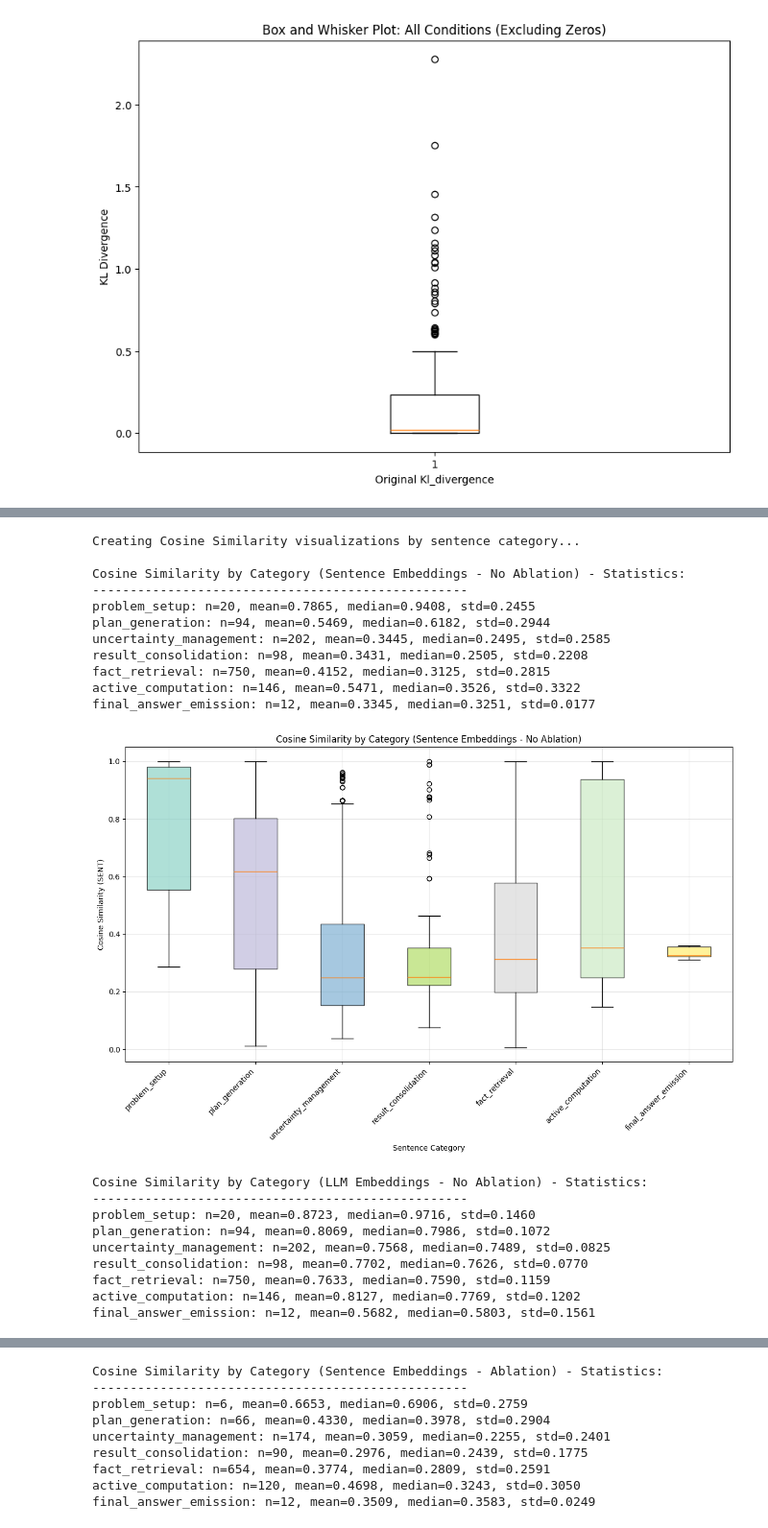
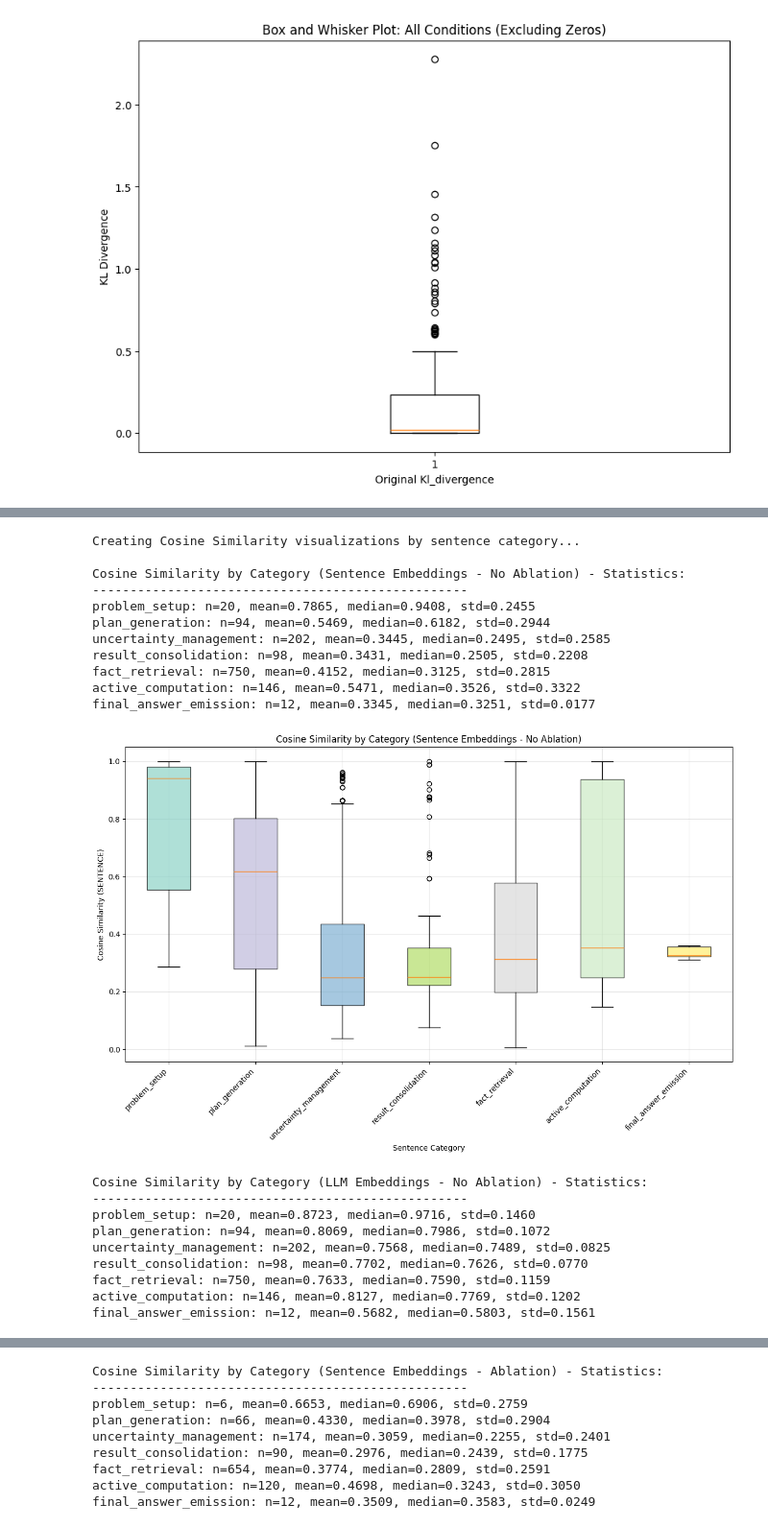
Before and after one commit to Realmbird/cot-counterfactual, a Jupyter notebook: analysize_rollouts.ipynb, the cells around one changed output, grey strips where cells are left out. Shown at 96% size. Drawn from its saved outputs; the diff is of its cells as text; code cells hidden in the pictures.

```diff
--- a/analysize_rollouts.ipynb
+++ b/analysize_rollouts.ipynb
@@ -721,7 +709,7 @@ def filter_by_category_cos_sim(rollout_results):
 
     return filtered_results
 
-def visualize_cos_sim_by_category(category_data, title, embedding_type="sent"):
+def visualize_cos_sim_by_category(category_data, title, embedding_type="sentence"):
     """
     Create box plots for cosine similarity values grouped by sentence category.
 
@@ -792,42 +780,42 @@ print("Creating Cosine Similarity visualizations by sentence category...")
 visualize_cos_sim_by_category(
     category_cos_sim_no_ablation,
     "Cosine Similarity by Category (Sentence Embeddings - No Ablation)",
-    "sent"
+    "sentence"
 )
 
 # 2. LLM embeddings - No ablation
 visualize_cos_sim_by_category(
     category_cos_sim_no_ablation,
     "Cosine Similarity by Category (LLM Embeddings - No Ablation)",
     "llm"
 )
 
 # 3. Sentence embeddings - Ablation
 visualize_cos_sim_by_category(
     category_cos_sim_ablation,
     "Cosine Similarity by Category (Sentence Embeddings - Ablation)",
-    "sent"
+    "sentence"
 )
 
 # 4. LLM embeddings - Ablation
 visualize_cos_sim_by_category(
     category_cos_sim_ablation,
     "Cosine Similarity by Category (LLM Embeddings - Ablation)",
     "llm"
 )
 # %% [output]
 Creating Cosine Similarity visualizations by sentence category...
 
 Cosine Similarity by Category (Sentence Embeddings - No Ablation) - Statistics:
 --------------------------------------------------
 problem_setup: n=20, mean=0.7865, median=0.9408, std=0.2455
 plan_generation: n=94, mean=0.5469, median=0.6182, std=0.2944
 uncertainty_management: n=202, mean=0.3445, median=0.2495, std=0.2585
 result_consolidation: n=98, mean=0.3431, median=0.2505, std=0.2208
 fact_retrieval: n=750, mean=0.4152, median=0.3125, std=0.2815
 active_computation: n=146, mean=0.5471, median=0.3526, std=0.3322
 final_answer_emission: n=12, mean=0.3345, median=0.3251, std=0.0177
-[figure, old version]
+[figure, new version]
 Cosine Similarity by Category (LLM Embeddings - No Ablation) - Statistics:
 --------------------------------------------------
 problem_setup: n=20, mean=0.8723, median=0.9716, std=0.1460
```
Also changed, not shown: parts of 10 cells of this notebook.
